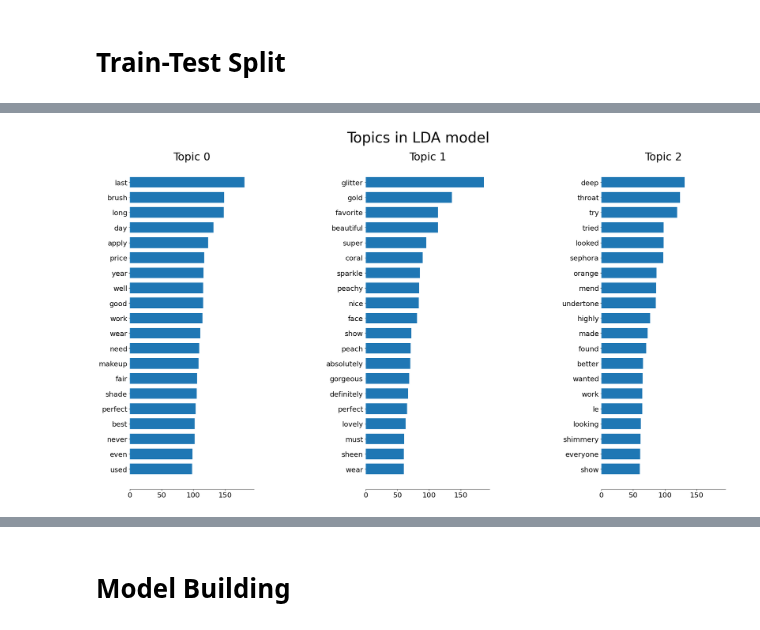
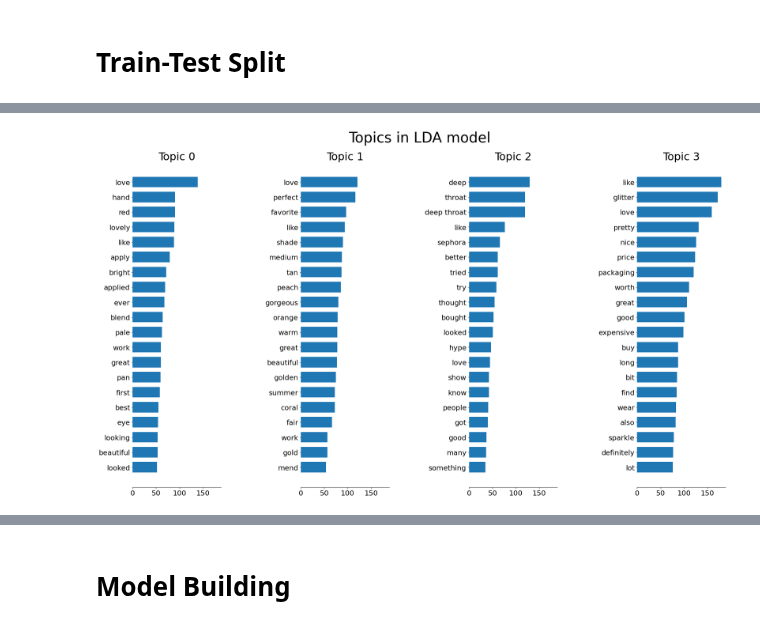
Before and after one commit to kohmin/makeupreviews, a Jupyter notebook: Model Building.ipynb, the cells around one changed output, grey strips where cells are left out. Drawn from its saved outputs; the diff is of its cells as text; code cells hidden in the pictures.

```diff
--- a/Model Building.ipynb
+++ b/Model Building.ipynb
@@ -53,0 +69,6 @@ stop.extend(domain_specific_stopwords)
+# %%
+# Exclude stopwords that could help in determining if one will repurchase
+domain_specific_stopwords = list(filter(lambda x: x not in ['like', 'love', 'great', 'pretty', 'good', 'beautiful', 'nice', 'perfect'], domain_specific_stopwords))
+
+# Include more domain specific stop words
+stop.extend(domain_specific_stopwords)
@@ -54,3 +119,8 @@ stop.extend(domain_specific_stopwords)
+# %%
+# Using best estimator for tf-idf vectorizer to do topic modeling
+tfidf_vectorizer = lda_randomsearch.best_estimator_[0]
+X_train_dtm = tfidf_vectorizer.transform(X_train['review_processed'])
+X_test_dtm = tfidf_vectorizer.transform(X_test['review_processed'])
 # %%
 X_train_dtm.shape
 # %% [output]
@@ -58,5 +127,0 @@ X_train_dtm.shape
-# %%
-#Creating another tf-idf vectorizer to do topic modeling
-tfidf_vectorizer = TfidfVectorizer(stop_words= stop, min_df=0.04)
-X_train_dtm = tfidf_vectorizer.fit_transform(X_train['review_processed_stop'])
-X_test_dtm = tfidf_vectorizer.transform(X_test['review_processed_stop'])
@@ -114,11 +128,8 @@ with open(pkl_filename_lda, 'wb') as file:
 # %%
-# Load from file
-pkl_filename_lda = "data/pickle_lda.pkl"
-with open(pkl_filename_lda, 'rb') as file:
-    pickle_model_lda = pickle.load(file)
+# Using best estimator for LDA model to do topic modeling
+best_lda_model = lda_randomsearch.best_estimator_[1]
+X_train_LDA = best_lda_model.transform(X_train_dtm)
+X_test_LDA = best_lda_model.transform(X_test_dtm)
 
-X_train_LDA = pickle_model_lda.transform(X_train_dtm)
-X_test_LDA = pickle_model_lda.transform(X_test_dtm)
-
-# column names
-topicnames = ["Topic" + str(i) for i in range(pickle_model_lda.n_components)]
+# Column names
+topicnames = ["Topic" + str(i) for i in range(best_lda_model.n_components)]
@@ -194,27 +213,27 @@ Text(0.5, 1.0, 'Segregation of Topic Clusters')
 # %%
 def plot_top_words(model, feature_names, n_top_words, title):
-    fig, axes = plt.subplots(1, 3, figsize=(30, 15), sharex=True)
+    fig, axes = plt.subplots(1, 4, figsize=(30, 15), sharex=True)
     axes = axes.flatten()
     for topic_idx, topic in enumerate(model.components_):
         top_features_ind = topic.argsort()[:-n_top_words - 1:-1]
         top_features = [feature_names[i] for i in top_features_ind]
         weights = topic[top_features_ind]
 
         ax = axes[topic_idx]
         ax.barh(top_features, weights, height=0.7)
         ax.set_title(f'Topic {topic_idx}',
                      fontdict={'fontsize': 30})
         ax.invert_yaxis()
         ax.tick_params(axis='both', which='major', labelsize=20)
         for i in 'top right left'.split():
             ax.spines[i].set_visible(False)
         fig.suptitle(title, fontsize=40)
 
     plt.subplots_adjust(top=0.90, bottom=0.05, wspace=0.90, hspace=0.3)
     plt.show()
 
 n_top_words = 20
 words = tfidf_vectorizer.get_feature_names()
 plot_top_words(best_lda_model, words, n_top_words, 'Topics in LDA model')
 # %% [output]
-[figure, old version]
+[figure, new version]
```
Also changed, not shown: parts of 68 cells of this notebook, 6 other files.
